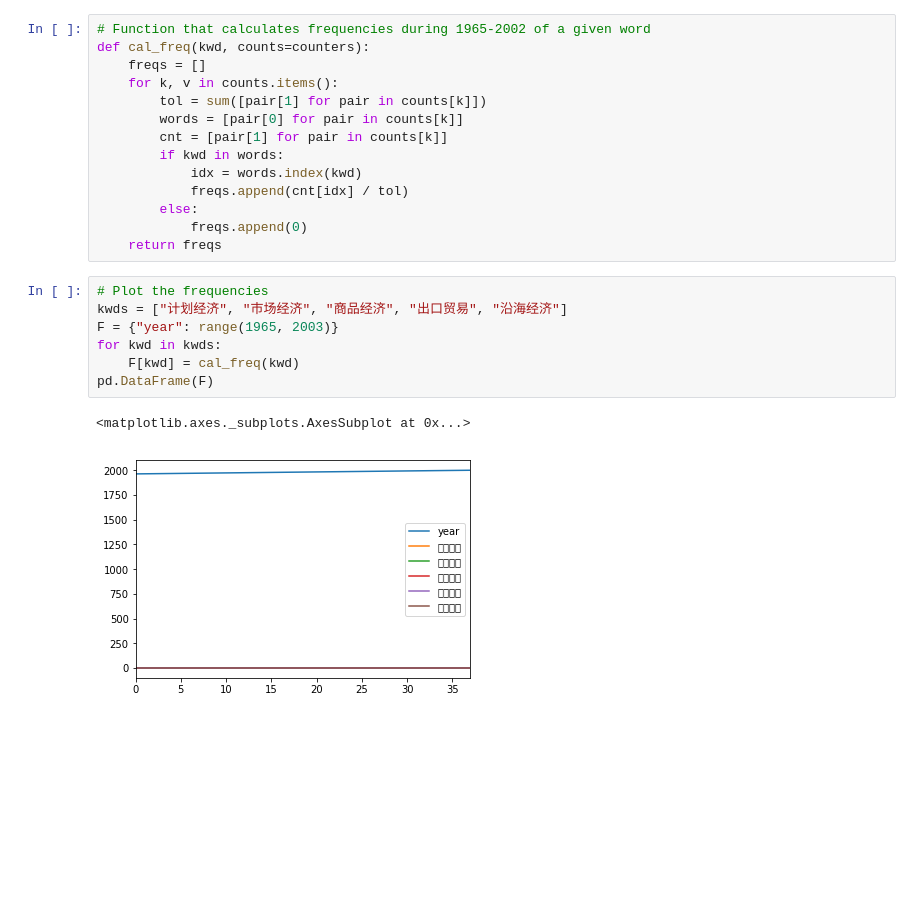
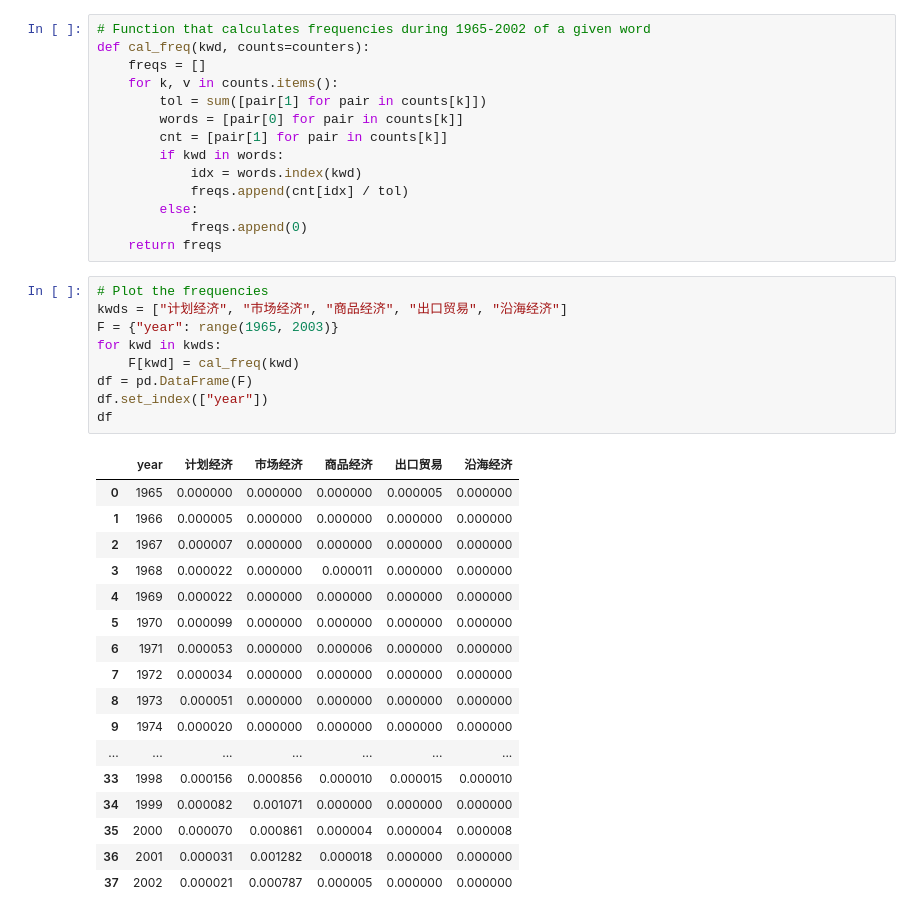
Before and after one commit to WMhYang/EconContent, a Jupyter notebook: codes/counting.ipynb, the cells around one changed output. Cells and saved outputs as stored; diff of their text form; blank space fills up the shorter version.

```diff
--- a/codes/counting.ipynb
+++ b/codes/counting.ipynb
@@ -165,10 +165,27 @@ def cal_freq(kwd, counts=counters):
 # %%
 # Plot the frequencies
 kwds = ["计划经济", "市场经济", "商品经济", "出口贸易", "沿海经济"]
 F = {"year": range(1965, 2003)}
 for kwd in kwds:
     F[kwd] = cal_freq(kwd)
-pd.DataFrame(F)
+df = pd.DataFrame(F)
+df.set_index(["year"])
+df
 # %% [output]
-<matplotlib.axes._subplots.AxesSubplot at 0x...>
-[figure, removed]
+|  | year | 计划经济 | 市场经济 | 商品经济 | 出口贸易 | 沿海经济 |
+| 0 | 1965 | 0.000000 | 0.000000 | 0.000000 | 0.000005 | 0.000000 |
+| 1 | 1966 | 0.000005 | 0.000000 | 0.000000 | 0.000000 | 0.000000 |
+| 2 | 1967 | 0.000007 | 0.000000 | 0.000000 | 0.000000 | 0.000000 |
+| 3 | 1968 | 0.000022 | 0.000000 | 0.000011 | 0.000000 | 0.000000 |
+| 4 | 1969 | 0.000022 | 0.000000 | 0.000000 | 0.000000 | 0.000000 |
+| 5 | 1970 | 0.000099 | 0.000000 | 0.000000 | 0.000000 | 0.000000 |
+| 6 | 1971 | 0.000053 | 0.000000 | 0.000006 | 0.000000 | 0.000000 |
+| 7 | 1972 | 0.000034 | 0.000000 | 0.000000 | 0.000000 | 0.000000 |
+| 8 | 1973 | 0.000051 | 0.000000 | 0.000000 | 0.000000 | 0.000000 |
+| 9 | 1974 | 0.000020 | 0.000000 | 0.000000 | 0.000000 | 0.000000 |
+| ... | ... | ... | ... | ... | ... | ... |
+| 33 | 1998 | 0.000156 | 0.000856 | 0.000010 | 0.000015 | 0.000010 |
+| 34 | 1999 | 0.000082 | 0.001071 | 0.000000 | 0.000000 | 0.000000 |
+| 35 | 2000 | 0.000070 | 0.000861 | 0.000004 | 0.000004 | 0.000008 |
+| 36 | 2001 | 0.000031 | 0.001282 | 0.000018 | 0.000000 | 0.000000 |
+| 37 | 2002 | 0.000021 | 0.000787 | 0.000005 | 0.000000 | 0.000000 |
```
